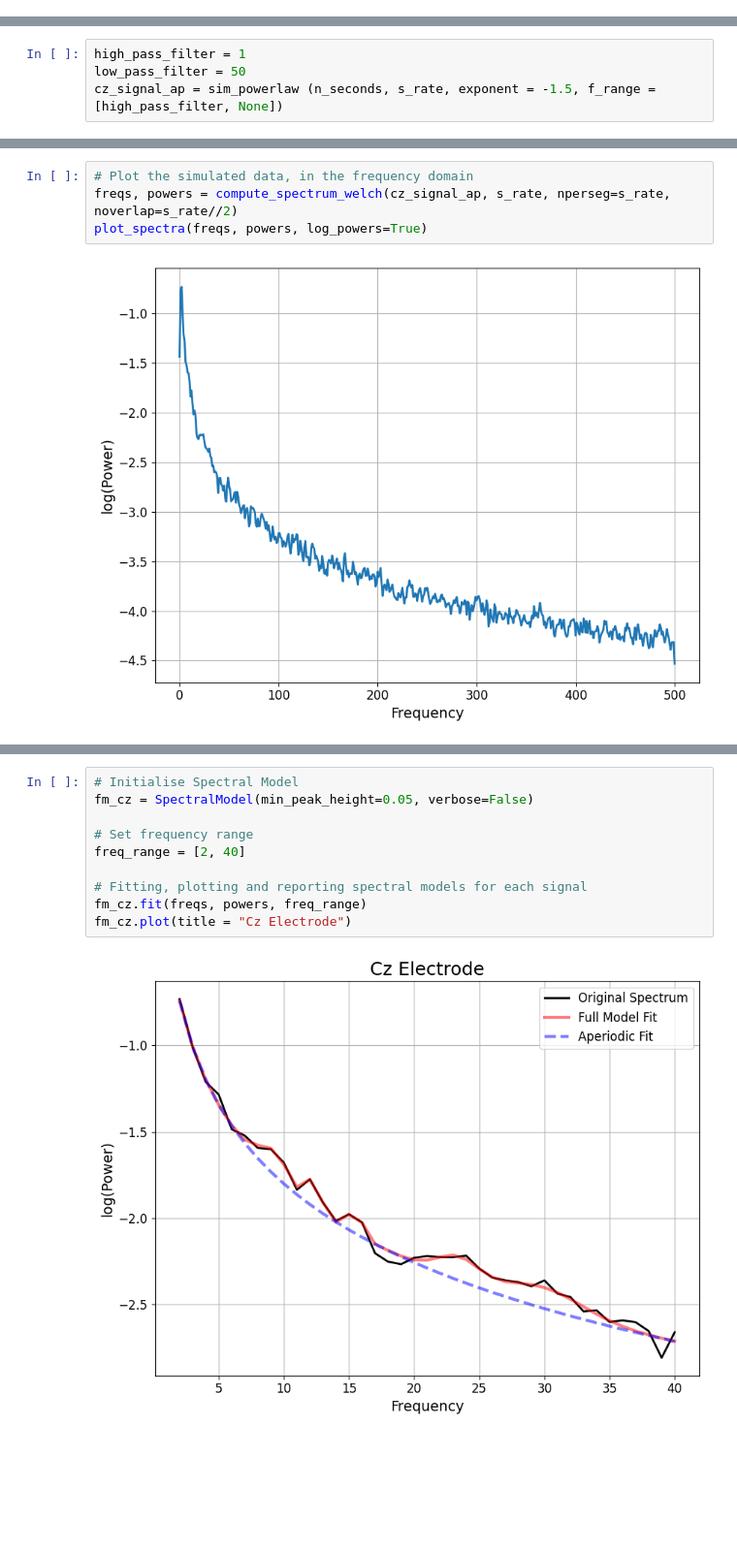
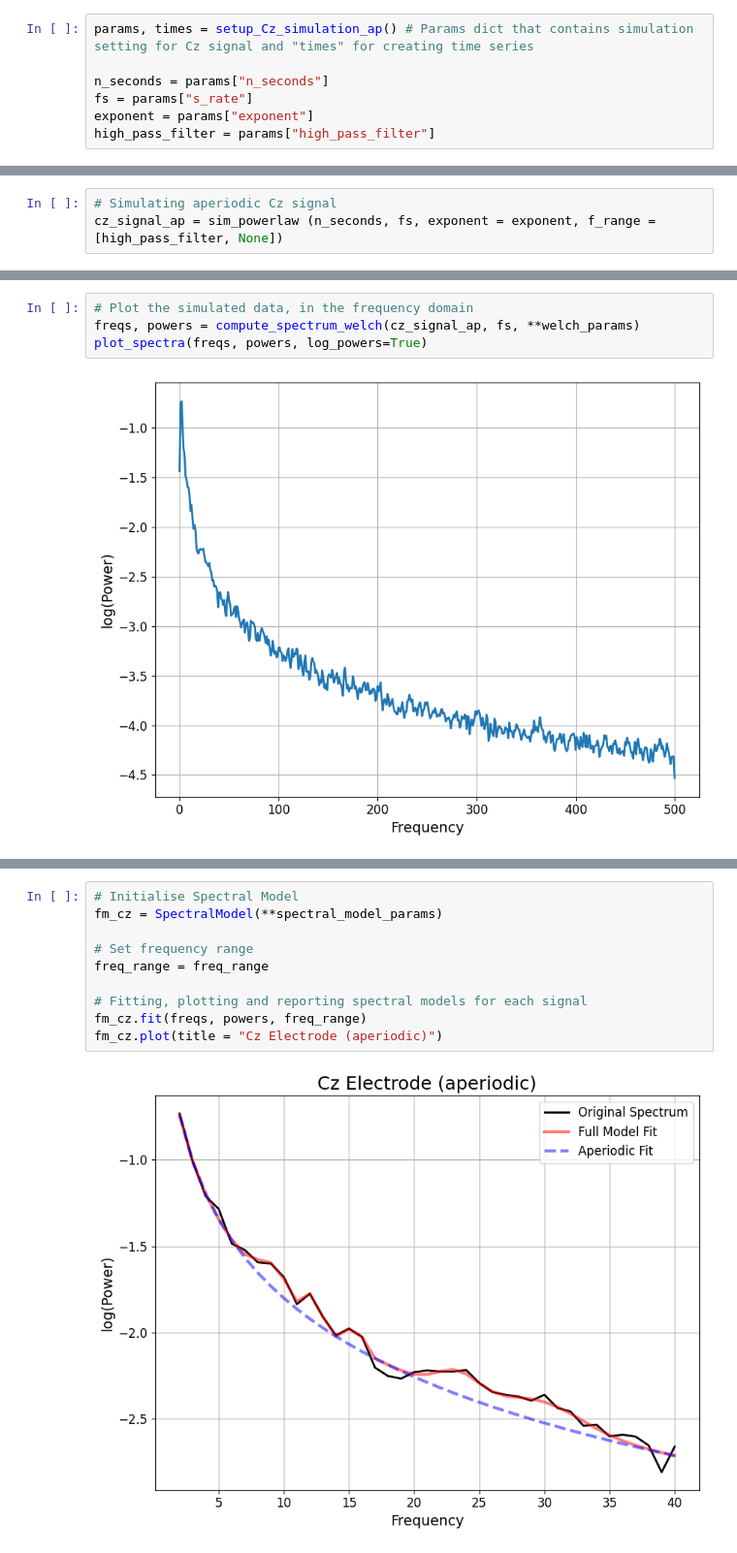
Before and after one commit to chloehooper18/DissertationSimulations, a Jupyter notebook: 02 Simulations 1ppt/01_Cz_Simulation.ipynb, the cells around one changed output, grey strips where cells are left out. Shown at 97% size. Cells and saved outputs as stored; diff of their text form; blank space fills up the shorter version.

```diff
--- a/02 Simulations 1ppt/01_Cz_Simulation.ipynb
+++ b/02 Simulations 1ppt/01_Cz_Simulation.ipynb
@@ -45,0 +34,7 @@ times = create_times(n_seconds, s_rate)
+# %%
+params, times = setup_Cz_simulation_ap() # Params dict that contains simulation setting for Cz signal and "times" for creating time series
+
+n_seconds = params["n_seconds"]
+fs = params["s_rate"]
+exponent = params["exponent"]
+high_pass_filter = params["high_pass_filter"]
@@ -46,4 +48,3 @@ times = create_times(n_seconds, s_rate)
 # %%
-high_pass_filter = 1
-low_pass_filter = 50
-cz_signal_ap = sim_powerlaw (n_seconds, s_rate, exponent = -1.5, f_range = [high_pass_filter, None])
+# Simulating aperiodic Cz signal
+cz_signal_ap = sim_powerlaw (n_seconds, fs, exponent = exponent, f_range = [high_pass_filter, None])
@@ -55,6 +71,6 @@ plot_time_series(times, cz_signal_ap)
 # %%
 # Plot the simulated data, in the frequency domain
-freqs, powers = compute_spectrum_welch(cz_signal_ap, s_rate, nperseg=s_rate, noverlap=s_rate//2)
+freqs, powers = compute_spectrum_welch(cz_signal_ap, fs, **welch_params)
 plot_spectra(freqs, powers, log_powers=True)
 # %% [output]
 [figure]
@@ -61,12 +87,12 @@ plot_spectra(freqs, powers, log_powers=True)
 # %%
 # Initialise Spectral Model
-fm_cz = SpectralModel(min_peak_height=0.05, verbose=False)
+fm_cz = SpectralModel(**spectral_model_params)
 
 # Set frequency range
-freq_range = [2, 40]
+freq_range = freq_range
 
 # Fitting, plotting and reporting spectral models for each signal
 fm_cz.fit(freqs, powers, freq_range)
-fm_cz.plot(title = "Cz Electrode")
+fm_cz.plot(title = "Cz Electrode (aperiodic)")
 # %% [output]
-[figure, old version]
+[figure, new version]
```
Also changed, not shown: parts of 22 cells of this notebook, 9 other files.
